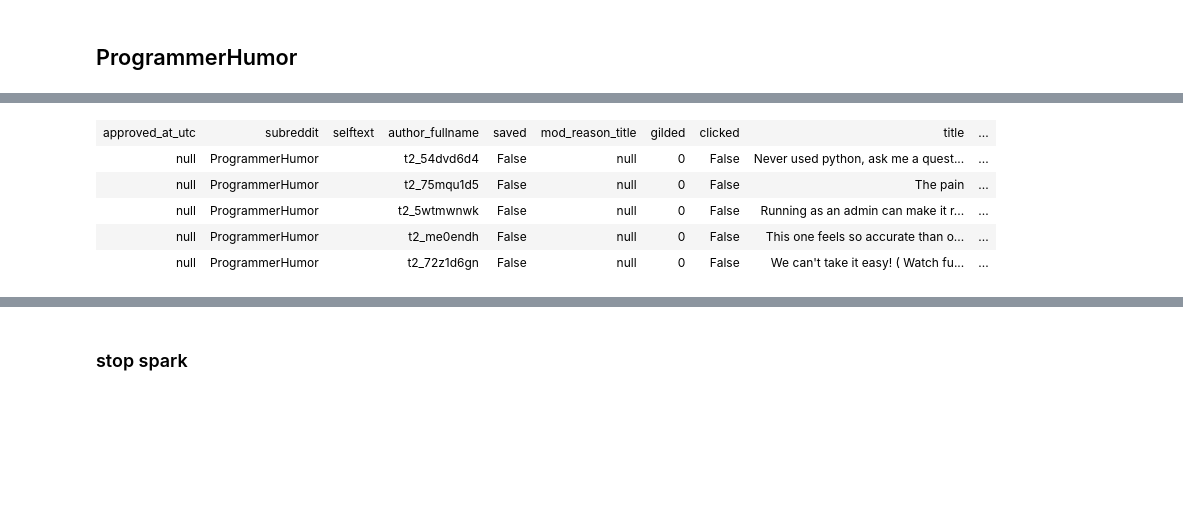
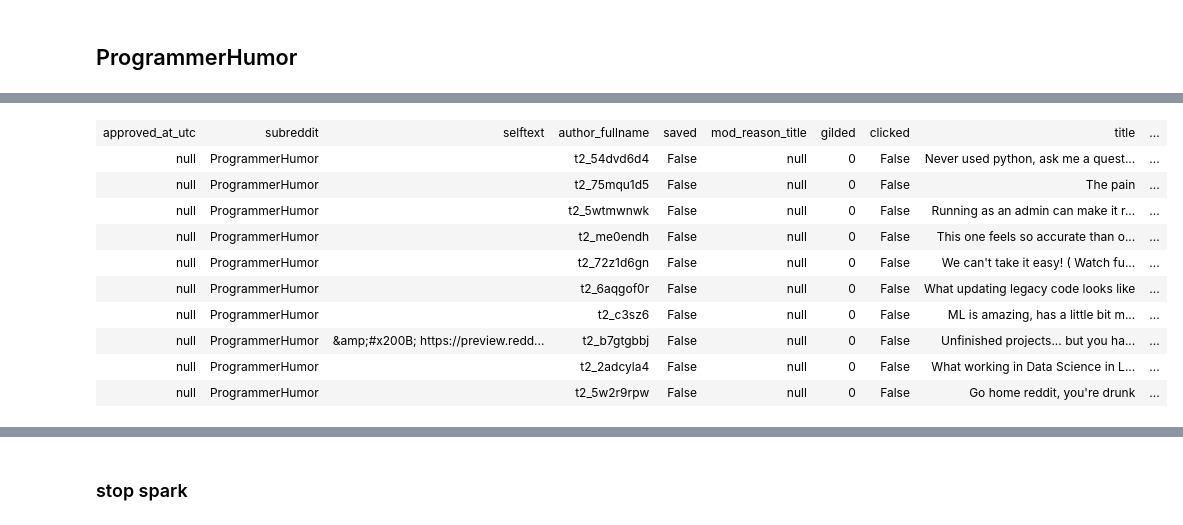
Before and after one commit to stevenhurwitt/reddit-streaming, a Jupyter notebook: redditStreaming/src/main/python/read_table.ipynb, the cells around one changed output, grey strips where cells are left out. Drawn from its saved outputs; the diff is of its cells as text; code cells hidden in the pictures; blank space fills up the shorter version.

```diff
--- a/redditStreaming/src/main/python/read_table.ipynb
+++ b/redditStreaming/src/main/python/read_table.ipynb
@@ -197,11 +192,16 @@ order by CAST(created_utc AS DATE) asc
 # %%
 %%sparksql
 
-select * from reddit_ProgrammerHumor order by created_utc asc
+select * from reddit_ProgrammerHumor order by created_utc asc limit 10
 # %% [output]
 | approved_at_utc | subreddit | selftext | author_fullname | saved | mod_reason_title | gilded | clicked | title | ... |
 | null | ProgrammerHumor |  | t2_54dvd6d4 | False | null | 0 | False | Never used python, ask me a quest... | ... |
 | null | ProgrammerHumor |  | t2_75mqu1d5 | False | null | 0 | False | The pain | ... |
 | null | ProgrammerHumor |  | t2_5wtmwnwk | False | null | 0 | False | Running as an admin can make it r... | ... |
 | null | ProgrammerHumor |  | t2_me0endh | False | null | 0 | False | This one feels so accurate than o... | ... |
 | null | ProgrammerHumor |  | t2_72z1d6gn | False | null | 0 | False | We can't take it easy! ( Watch fu... | ... |
+| null | ProgrammerHumor |  | t2_6aqgof0r | False | null | 0 | False | What updating legacy code looks like | ... |
+| null | ProgrammerHumor |  | t2_c3sz6 | False | null | 0 | False | ML is amazing, has a little bit m... | ... |
+| null | ProgrammerHumor | &amp;#x200B; https://preview.redd... | t2_b7gtgbbj | False | null | 0 | False | Unfinished projects... but you ha... | ... |
+| null | ProgrammerHumor |  | t2_2adcyla4 | False | null | 0 | False | What working in Data Science in L... | ... |
+| null | ProgrammerHumor |  | t2_5w2r9rpw | False | null | 0 | False | Go home reddit, you're drunk | ... |
```
Also changed, not shown: parts of 9 cells of this notebook, 4 other files.
